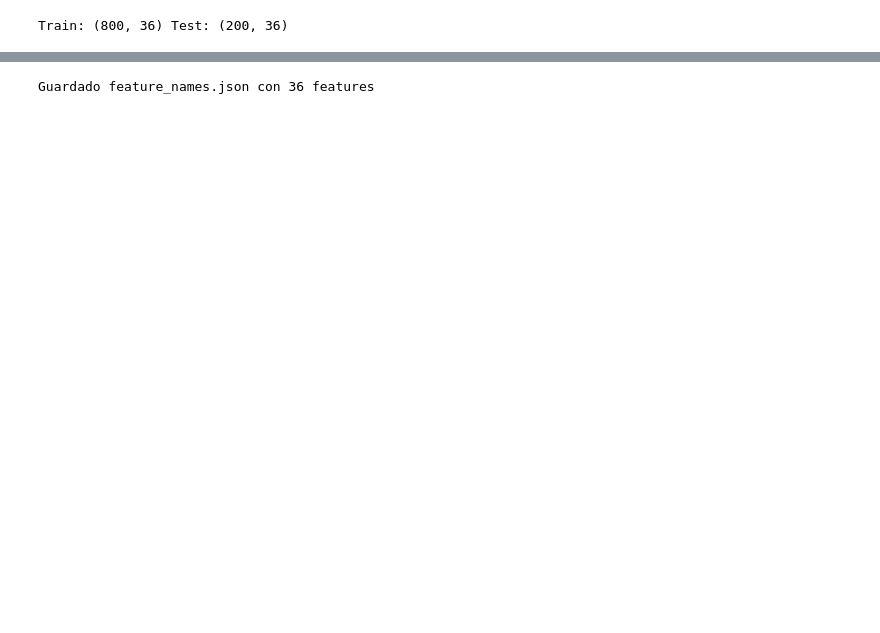
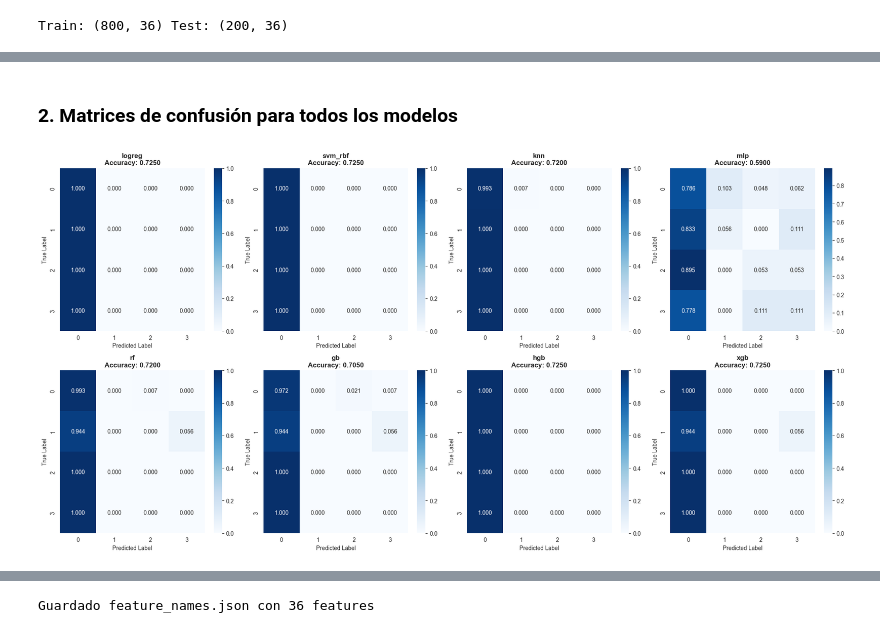
Before and after one commit to AlvaroAmi/IndustrialFaultDetection, a Jupyter notebook: train_models.ipynb, the cells around one changed output, grey strips where cells are left out. Drawn from its saved outputs; the diff is of its cells as text; code cells hidden in the pictures; blank space fills up the shorter version.

```diff
--- a/train_models.ipynb
+++ b/train_models.ipynb
@@ -237,0 +286,38 @@ results_df
+# %% [markdown]
+### 2. Matrices de confusión para todos los modelos
+# %%
+# Generar predicciones para todos los modelos
+preds = {}
+for name, model in best_models.items():
+    preds[name] = model.predict(X_test)
+
+# Crear subplot para todas las matrices de confusión
+n_models = len(best_models)
+n_cols = 4
+n_rows = (n_models + n_cols - 1) // n_cols
+
+fig, axes = plt.subplots(n_rows, n_cols, figsize=(20, 5*n_rows))
+axes = axes.flatten() if n_models > 1 else [axes]
+
+classes = sorted(y_test.unique())
+
+for idx, (name, y_pred) in enumerate(preds.items()):
+    cm = confusion_matrix(y_test, y_pred)
+
+    cm_normalized = cm.astype('float') / cm.sum(axis=1)[:, np.newaxis]
+
+    sns.heatmap(cm_normalized, annot=True, fmt='.3f', cmap='Blues',
+                ax=axes[idx], cbar=True,
+                xticklabels=classes, yticklabels=classes)
+    axes[idx].set_title(f'{name}\nAccuracy: {accuracy_score(y_test, y_pred):.4f}',
+                        fontweight='bold')
+    axes[idx].set_ylabel('True Label')
+    axes[idx].set_xlabel('Predicted Label')
+
+for idx in range(n_models, len(axes)):
+    axes[idx].axis('off')
+
+plt.tight_layout()
+plt.show()
+# %% [output]
+[figure, added]
```
Also changed, not shown: parts of 22 cells of this notebook, 8 other files.
